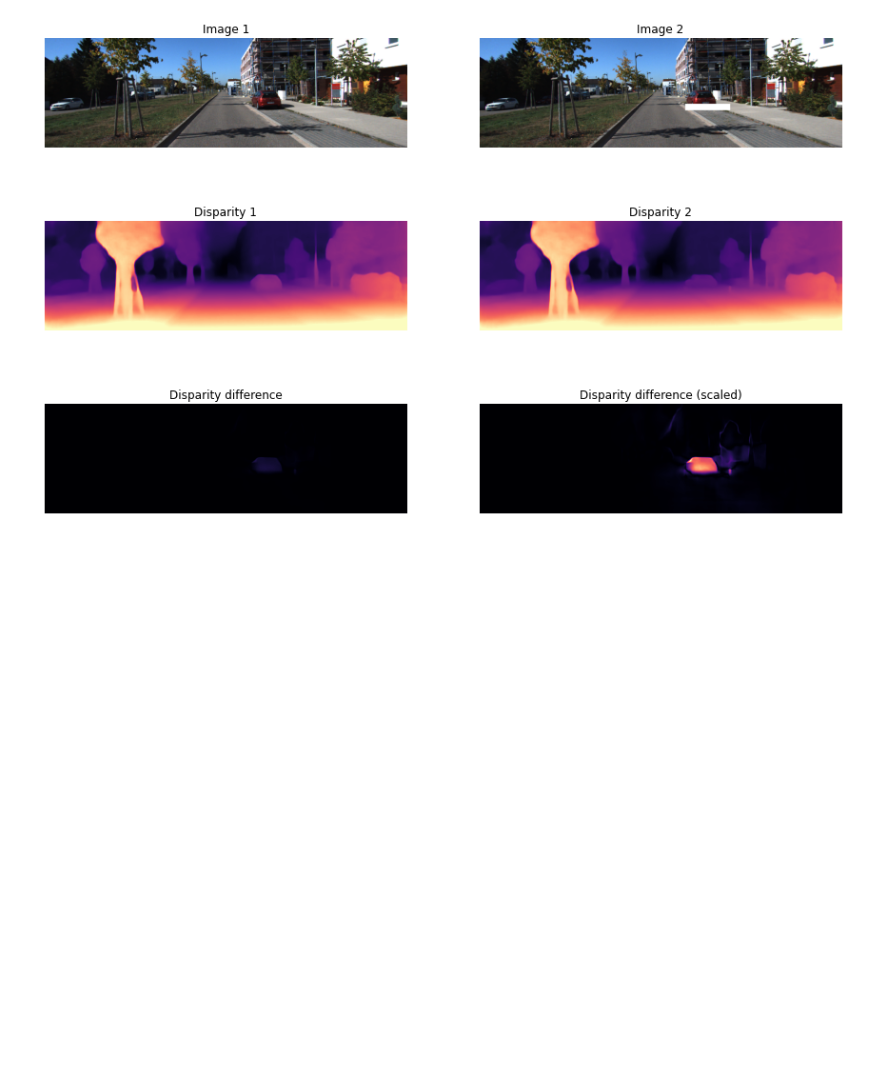
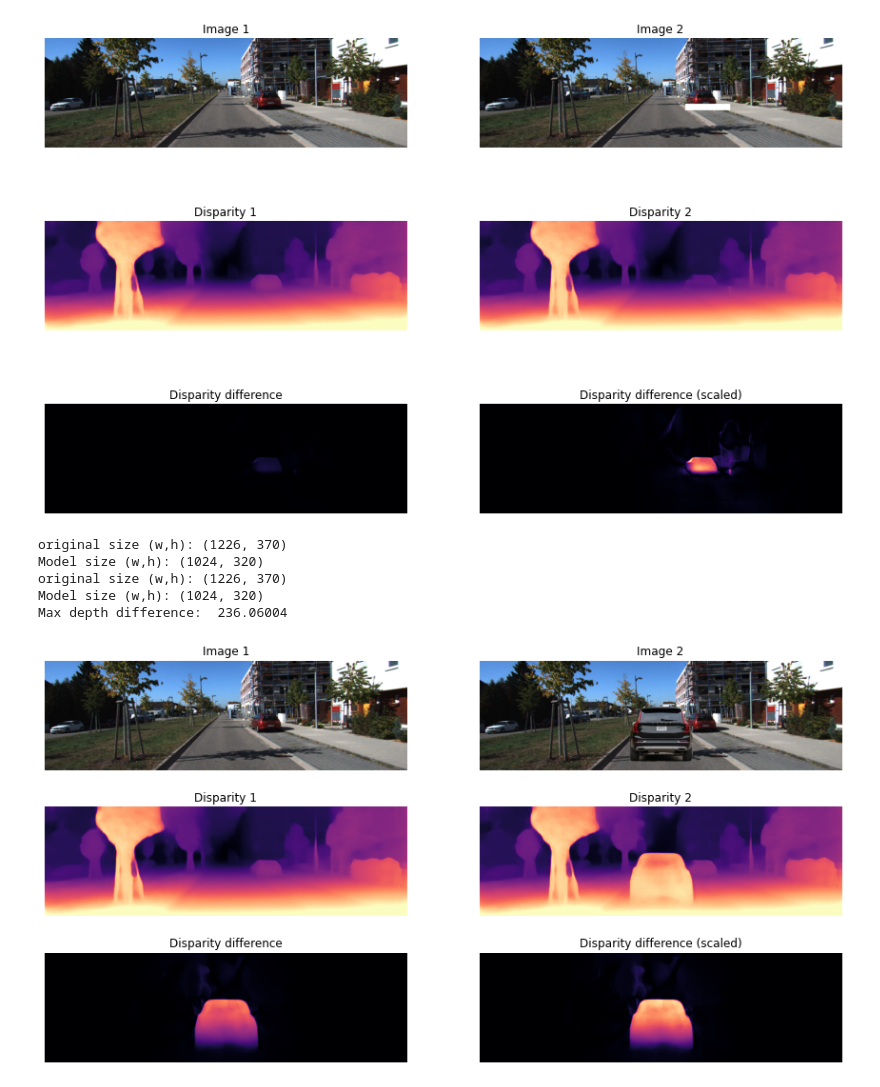
Before and after one commit to Bob-cheng/monodepth2, a Jupyter notebook: depth_prediction_example.ipynb, the cells around one changed output. Cells and saved outputs as stored; diff of their text form; code cells hidden in the pictures; blank space fills up the shorter version.

Commit message:
add artificial images

```diff
--- a/depth_prediction_example.ipynb
+++ b/depth_prediction_example.ipynb
@@ -149,7 +149,7 @@ def compare_two_depth(path1, path2, encoder, depth_decoder, feed_width, feed_hei
     diff_disp = np.abs(disp1 - disp2)
     vmax = np.percentile(disp1, 95)
 
-    plt.figure(figsize=(15, 10)) # width, height
+    plt.figure(figsize=(15, 8)) # width, height
     plt.subplot(321)
     plt.imshow(image1)
     plt.title('Image 1')
@@ -203,3 +203,15 @@ original size (w,h): (1226, 370)
 Model size (w,h): (1024, 320)
 Max depth difference:  19.922523
 [figure]
+# %%
+img1_path = '/home/cheng443/projects/Monodepth/Monodepth2_official/assets/imageTest/0000000017.png'
+img2_path = '/home/cheng443/projects/Monodepth/Monodepth2_official/assets/imageTest/0000000017_add_car.png'
+
+compare_two_depth(img1_path, img2_path, encoder, depth_decoder, feed_width, feed_height)
+# %% [output]
+original size (w,h): (1226, 370)
+Model size (w,h): (1024, 320)
+original size (w,h): (1226, 370)
+Model size (w,h): (1024, 320)
+Max depth difference:  236.06004
+[figure, added]
```
Also changed, not shown: parts of 2 cells of this notebook, 5 other files.
